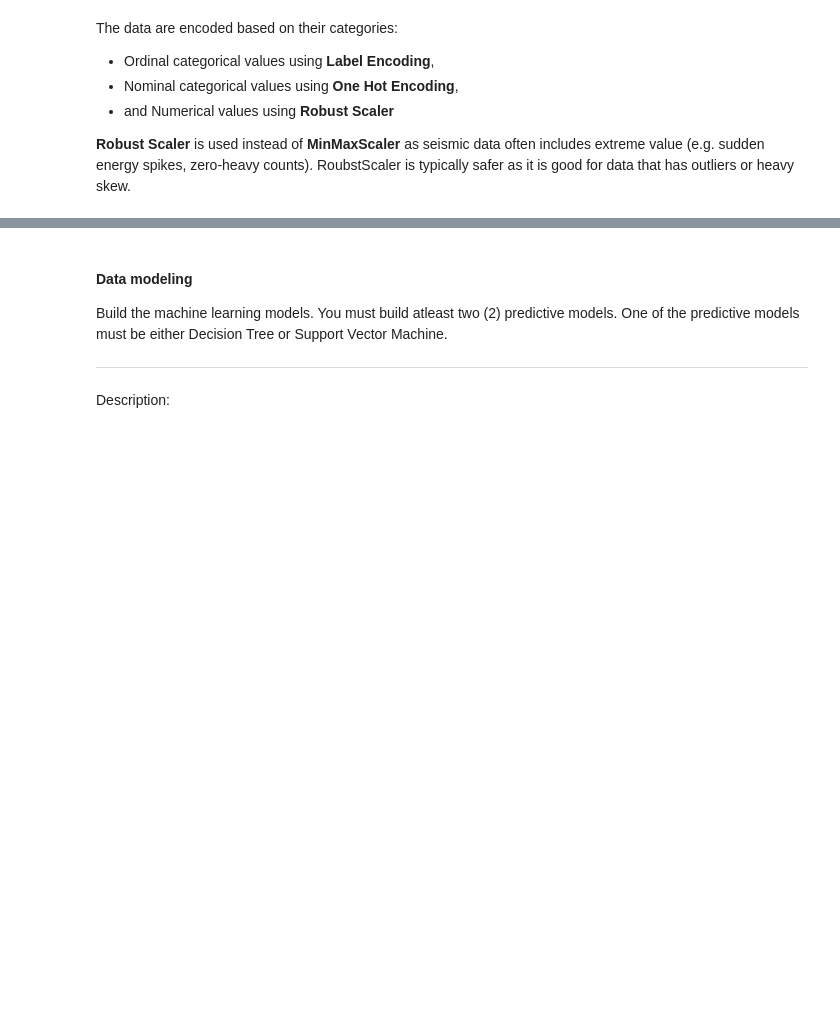
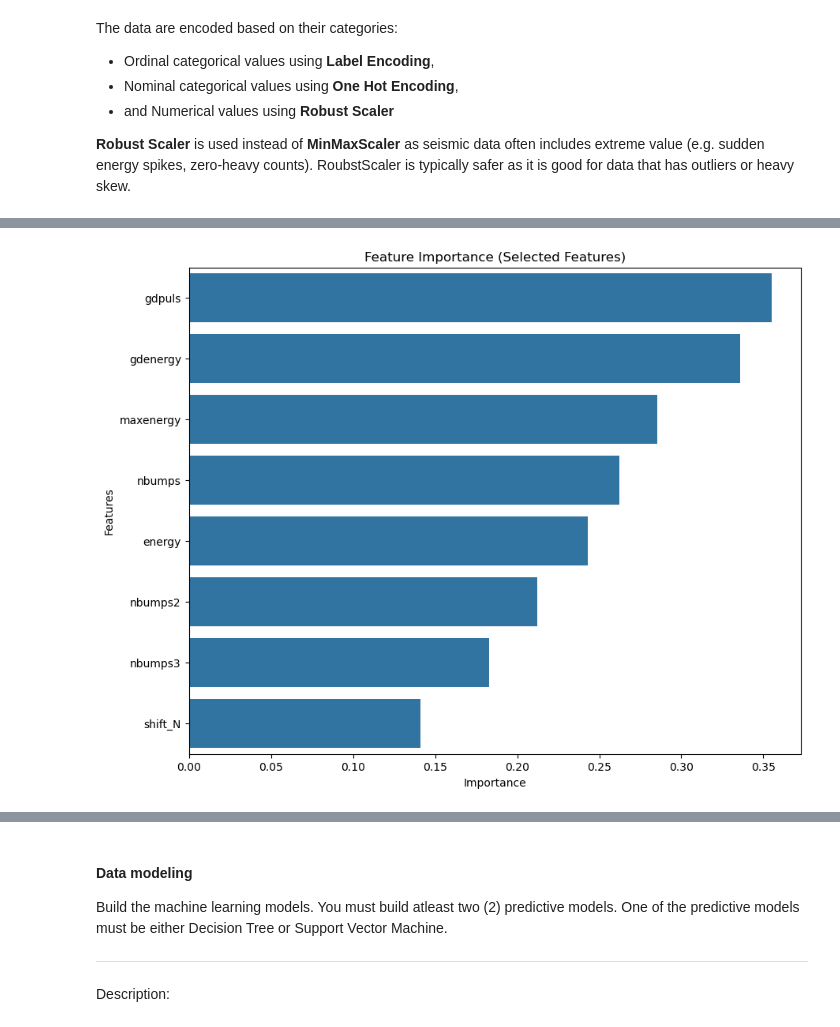
Before and after one commit to WenHao1223/cpc251-proj, a Jupyter notebook: Seismic/CPC251_Project_Part1_Seismic6.ipynb, the cells around one changed output, grey strips where cells are left out. Saved outputs shown, nothing was run; the diff lists cells and outputs as text; code cells hidden in the pictures; blank space fills up the shorter version.

```diff
--- a/Seismic/CPC251_Project_Part1_Seismic6.ipynb
+++ b/Seismic/CPC251_Project_Part1_Seismic6.ipynb
@@ -397,3 +400,7 @@ numerical_scaler = RobustScaler()
 X_train_df[numerical_df.columns] = numerical_scaler.fit_transform(X_train_df[numerical_df.columns])
 X_vald_df[numerical_df.columns] = numerical_scaler.transform(X_vald_df[numerical_df.columns])
 X_test_df[numerical_df.columns] = numerical_scaler.transform(X_test_df[numerical_df.columns])
+# %%
+# Checkpoint the columns after encoding
+columns_after_encoding = X_train_df.columns
+columns_after_encoding
@@ -429,0 +445,11 @@ X_test_df[numerical_df.columns].head()
+# %%
+# Oversampling
+# SMOTE
+smote = SMOTE(random_state=seed_num, sampling_strategy='minority')
+X_smote, y_smote = smote.fit_resample(X_train_df, y_train)
+
+print('Original dataset shape:', Counter(y_train))
+print('Resample dataset shape:', Counter(y_smote))
+
+X_train = X_smote
+y_train = y_smote
@@ -429,0 +511,15 @@ X_test_df[numerical_df.columns].head()
+# %%
+# Get the feature importances
+# Get the indices of the selected features
+importances = selector.scores_[selected_indices] # Get the scores of the selected features
+feature_importances = pd.DataFrame({"feature": selected_features, "importance": importances}) # Create a DataFrame with feature names and their importances
+feature_importances = feature_importances.sort_values("importance", ascending=False) # Sort the DataFrame by importance
+
+plt.figure(figsize=(10, 8))
+sns.barplot(x=feature_importances['importance'], y=feature_importances['feature'])
+plt.xlabel('Importance')
+plt.ylabel('Features')
+plt.title('Feature Importance (Selected Features)')
+plt.show()
+# %% [output]
+[figure, added]
```
Also changed, not shown: parts of 14 cells of this notebook.
